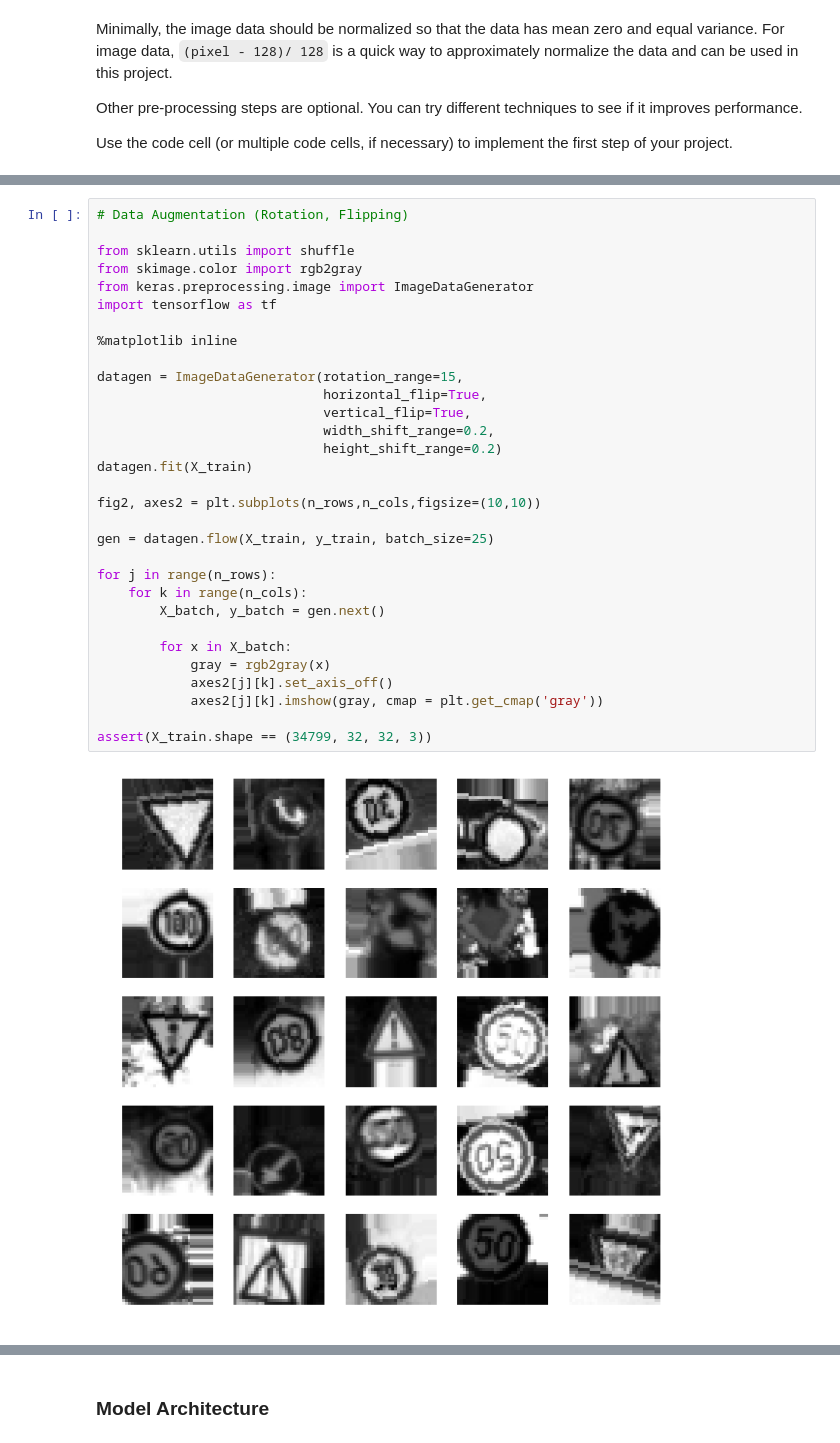
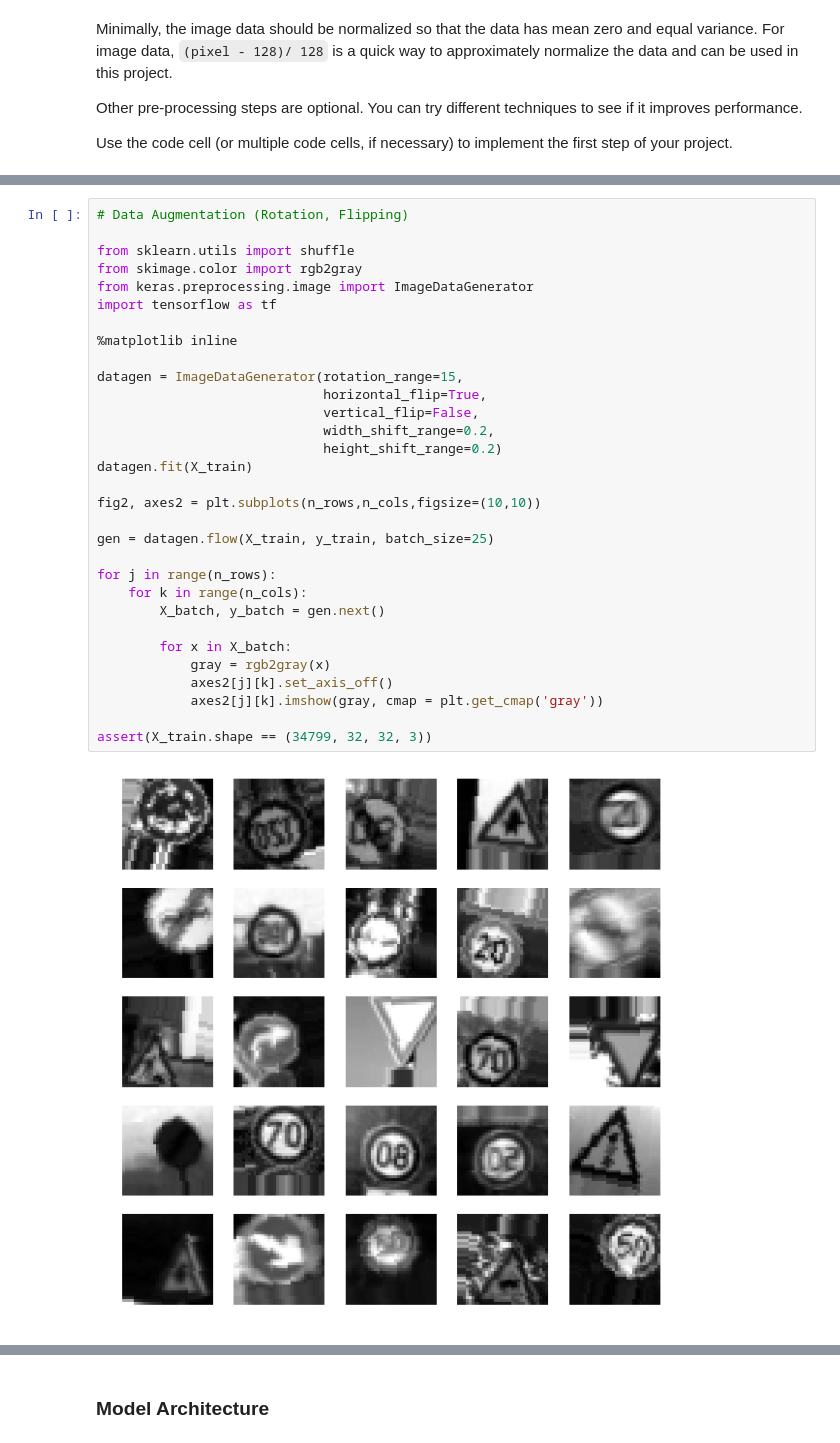
Before and after one commit to benjamintanweihao/CarND-Traffic-Sign-Classifier-Project, a Jupyter notebook: Traffic_Sign_Classifier.ipynb, the cells around one changed output, grey strips where cells are left out. Drawn from its saved outputs; the diff is of its cells as text.

```diff
--- a/Traffic_Sign_Classifier.ipynb
+++ b/Traffic_Sign_Classifier.ipynb
@@ -148,32 +155,32 @@ pd.value_counts([d[str(y)] for y in y_train]).plot(kind="barh", figsize=(10, 10)
 # Data Augmentation (Rotation, Flipping)
 
 from sklearn.utils import shuffle
 from skimage.color import rgb2gray
 from keras.preprocessing.image import ImageDataGenerator
 import tensorflow as tf
 
 %matplotlib inline
 
 datagen = ImageDataGenerator(rotation_range=15,
                              horizontal_flip=True,
-                             vertical_flip=True,
+                             vertical_flip=False,
                              width_shift_range=0.2,
                              height_shift_range=0.2)
 datagen.fit(X_train)
 
 fig2, axes2 = plt.subplots(n_rows,n_cols,figsize=(10,10))
 
 gen = datagen.flow(X_train, y_train, batch_size=25)
 
 for j in range(n_rows):
     for k in range(n_cols):
         X_batch, y_batch = gen.next()
 
         for x in X_batch:
             gray = rgb2gray(x)
             axes2[j][k].set_axis_off()
             axes2[j][k].imshow(gray, cmap = plt.get_cmap('gray'))
 
 assert(X_train.shape == (34799, 32, 32, 3))
 # %% [output]
-[figure, old version]
+[figure, new version]
```
Also changed, not shown: parts of 6 cells of this notebook.
